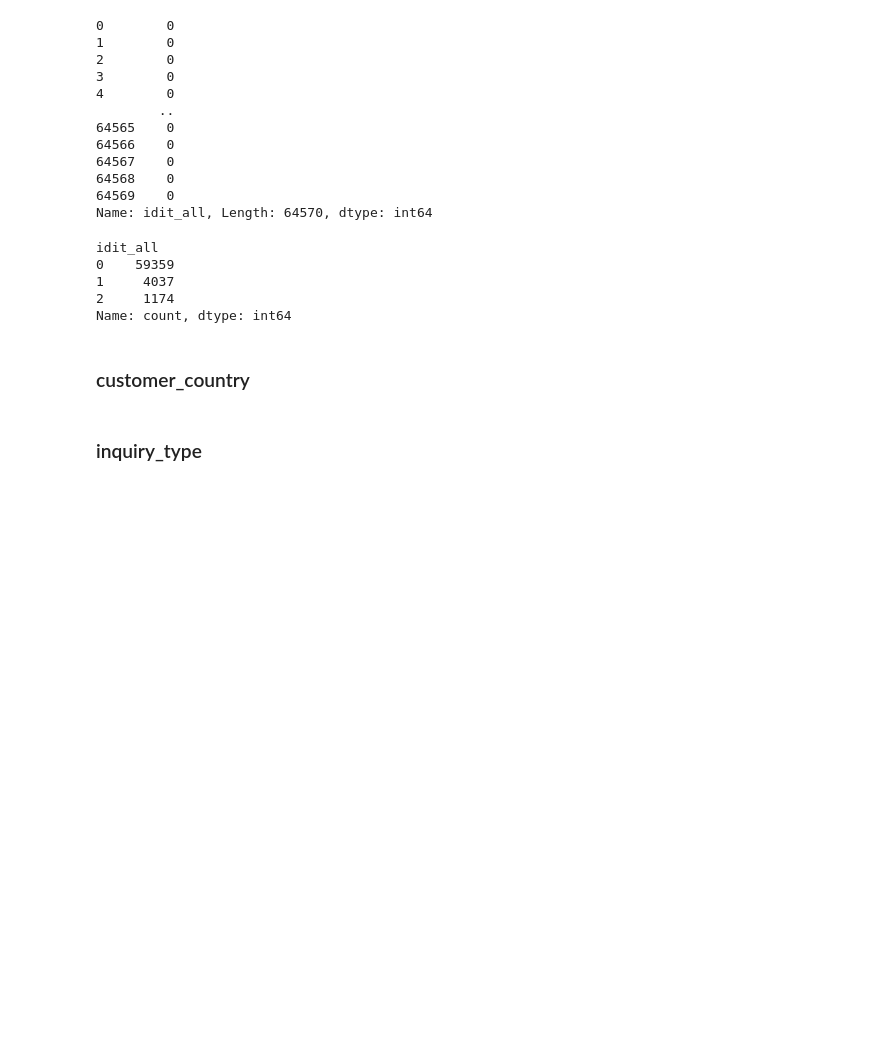
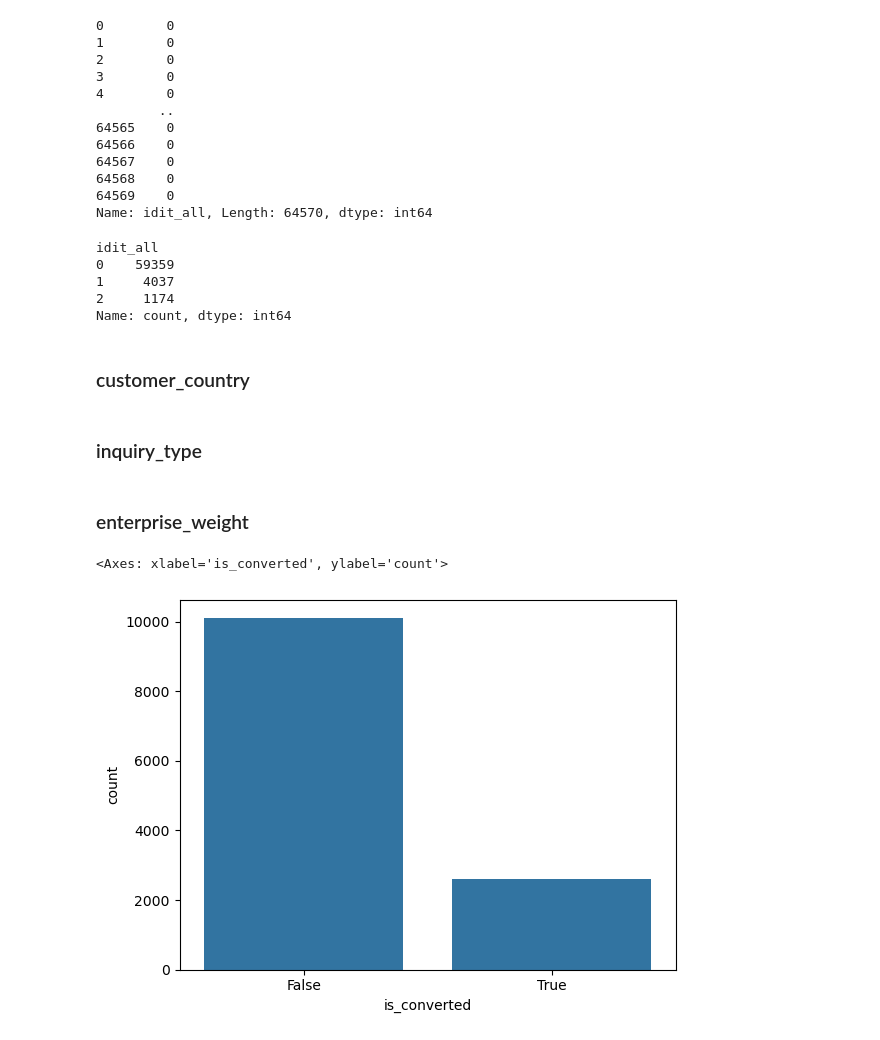
Before and after one commit to egahyun/LG_aimers_B2BEST, a Jupyter notebook: data_eda.ipynb, the cells around one changed output. Drawn from its saved outputs; the diff is of its cells as text; code cells hidden in the pictures; blank space fills up the shorter version.

```diff
--- a/data_eda.ipynb
+++ b/data_eda.ipynb
@@ -33,7 +33,7 @@ df_train = pd.read_csv("train.csv") # 학습용 데이터
 df_test = pd.read_csv("submission.csv") # 테스트 데이터(제출파일의 데이터)
 # %%
 df_train = pd.read_csv('train (1).csv')
-df_test = pd.read_csv('submission (1).csv')
+# df_test = pd.read_csv('submission (1).csv')
 df_train.info()
 # %% [output]
 <class 'pandas.core.frame.DataFrame'>
@@ -65,0 +105,4 @@ df_train.head() # 학습용 데이터 살펴보기
+# %%
+# 중복 데이터 제거
+df_train = df_train.drop_duplicates()
+df_train.shape
@@ -1564,3 +1609,18 @@ def preprocess_inquiry(text):
 
 # 'inquiry_type' 열에 대해 전처리 적용
 df_all['inquiry_type'] = df_all['inquiry_type'].apply(preprocess_inquiry)
+# %% [markdown]
+### enterprise_weight
+# %%
+# 동일한 회사명이지만 enterprise가 있고 smb가 있음
+# 둘 다 갖고 있는 회사와 그렇지 않은 회사의 True 비율 확인
+ex = df_train.groupby('customer_idx')['enterprise'].nunique()
+idx = ex[ex==2].index
+# %%
+# True 비율이 훨씬 높음
+# 새로운 변수로 생성
+# 중복 데이터를 제거하고도 비율 동일
+sns.countplot(x = 'is_converted', data = df_train[df_train['customer_idx'].isin(idx)])
+# %% [output]
+<Axes: xlabel='is_converted', ylabel='count'>
+[figure, added]
```
Also changed, not shown: parts of 7 cells of this notebook, 1 other file.
